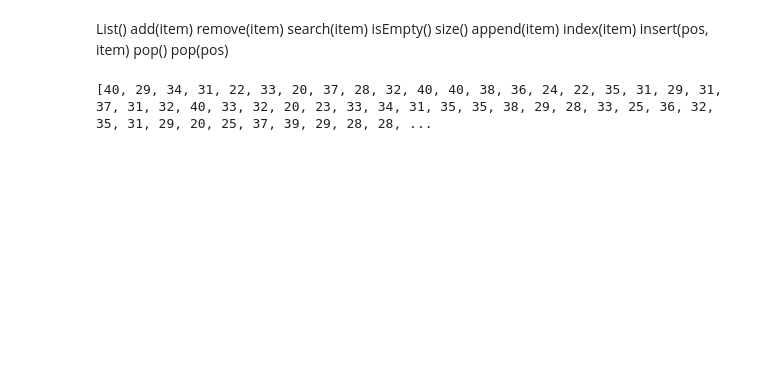
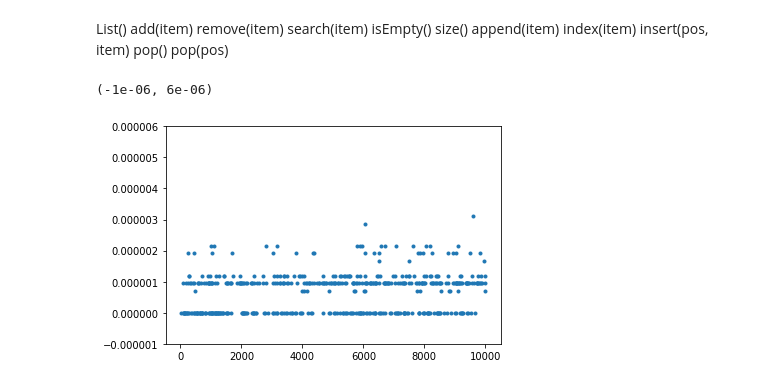
Before and after one commit to sand7281/CS301-Assignment2, a Jupyter notebook: Sort_Get_Set_Multiply.ipynb, the cells around one changed output. Cells and saved outputs as stored; diff of their text form; code cells hidden in the pictures; blank space fills up the shorter version.

```diff
--- a/Sort_Get_Set_Multiply.ipynb
+++ b/Sort_Get_Set_Multiply.ipynb
@@ -16 +21,37 @@ import time
+# %%
+import random
+# start = starting range,
+# end = ending range
+# num = number of elements needs to be appended
+def Rand(start, end, list_size):
+    res = []
+
+    for j in range(list_size):
+        res.append(random.randint(start, end))
+
+    return res
+
+start = 1
+end = 50
+# %%
+def pop_test(tries, max_size):
+    times_list = []
+    max_size_list = []
+    random_list = []
+    for i in range(tries):
+        value = randint(0, max_size)
+        random_list = Rand(start,end,value)
+        start_time = time.time()
+        random_list.pop()
+        end_time = time.time()
+        times_list.append(end_time - start_time)
+        max_size_list.append(value)
+    return times_list, max_size_list
+# %%
+X, Y = pop_test(500,10000)
+plt.plot(Y,X, '.')
+plt.ylim(-.000001, .000006)
+# %% [output]
+(-1e-06, 6e-06)
+[figure, added]
 # %%
@@ -27,24 +70,0 @@ def contains_test(param1, tries):    #param1 = the item it is searching for
-# %%
-import random
-
-# Function to generate
-# and append them
-# start = starting range,
-# end = ending range
-# num = number of
-# elements needs to be appended
-def Rand(start, end, list_size):
-    res = []
-
-    for j in range(list_size):
-        res.append(random.randint(start, end))
-
-    return res
-
-# Driver Code
-num = 100
-start = 20
-end = 40
-print(Rand(start, end, num))
-# %% [output]
-[40, 29, 34, 31, 22, 33, 20, 37, 28, 32, 40, 40, 38, 36, 24, 22, 35, 31, 29, 31, 37, 31, 32, 40, 33, 32, 20, 23, 33, 34, 31, 35, 35, 38, 29, 28, 33, 25, 36, 32, 35, 31, 29, 20, 25, 37, 39, 29, 28, 28, ...
```
Also changed, not shown: parts of 16 cells of this notebook.
